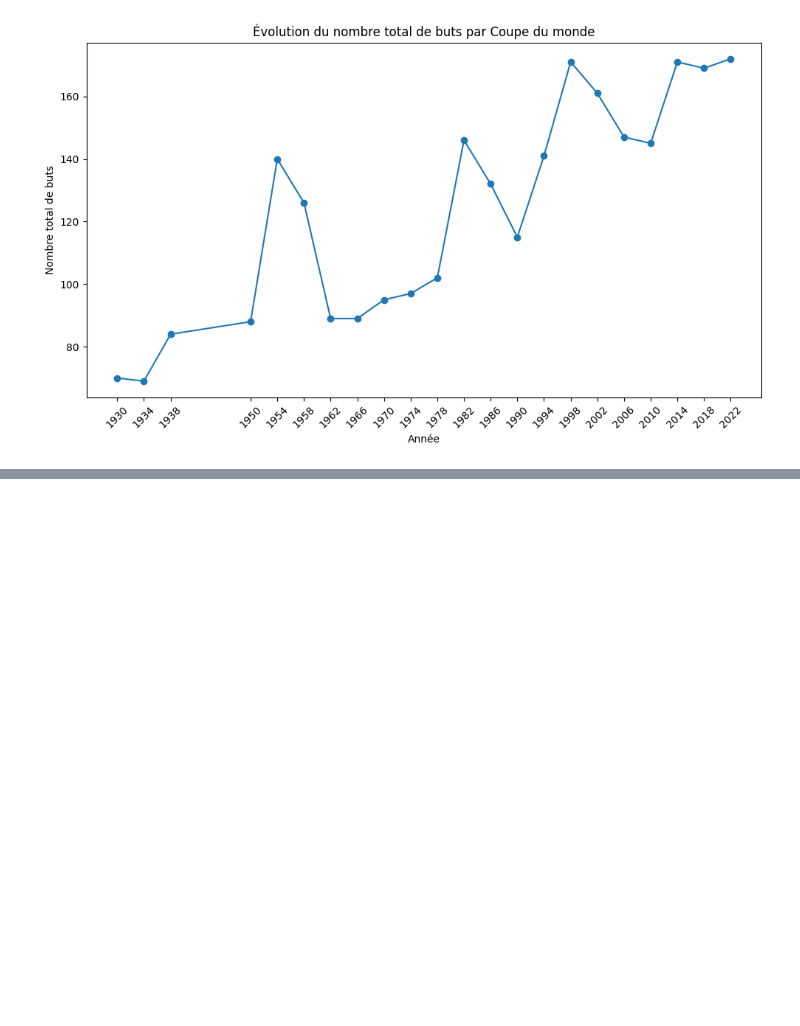
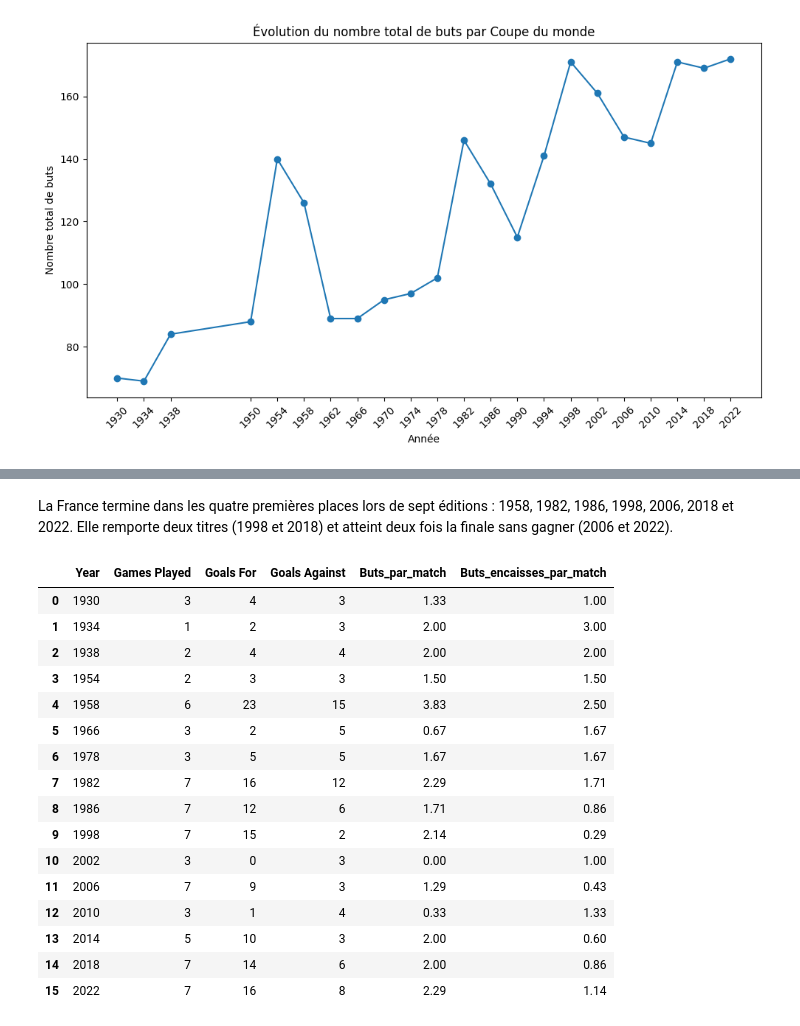
Before and after one commit to Chrilap95/Projet-fil-rouge, a Jupyter notebook: notebooks/03_analyse_fifa.ipynb, the cells around one changed output, grey strips where cells are left out. Cells and saved outputs as stored; diff of their text form; code cells hidden in the pictures; blank space fills up the shorter version.

```diff
--- a/notebooks/03_analyse_fifa.ipynb
+++ b/notebooks/03_analyse_fifa.ipynb
@@ -821,0 +754,37 @@ Required-by:
+# %% [markdown]
+La France termine dans les quatre premières places lors de sept éditions : 1958, 1982, 1986, 1998, 2006, 2018 et 2022. Elle remporte deux titres (1998 et 2018) et atteint deux fois la finale sans gagner (2006 et 2022).
+# %%
+requete_buts = """
+SELECT
+    Year,
+    "Games Played",
+    "Goals For",
+    "Goals Against",
+    ROUND(1.0 * "Goals For" / "Games Played", 2) AS Buts_par_match,
+    ROUND(1.0 * "Goals Against" / "Games Played", 2) AS Buts_encaisses_par_match
+FROM fifa
+WHERE Team_Harmonized = 'France'
+ORDER BY Year;
+"""
+
+df_buts_france = pd.read_sql_query(requete_buts, connexion)
+
+df_buts_france
+# %% [output]
+|  | Year | Games Played | Goals For | Goals Against | Buts_par_match | Buts_encaisses_par_match |
+| 0 | 1930 | 3 | 4 | 3 | 1.33 | 1.00 |
+| 1 | 1934 | 1 | 2 | 3 | 2.00 | 3.00 |
+| 2 | 1938 | 2 | 4 | 4 | 2.00 | 2.00 |
+| 3 | 1954 | 2 | 3 | 3 | 1.50 | 1.50 |
+| 4 | 1958 | 6 | 23 | 15 | 3.83 | 2.50 |
+| 5 | 1966 | 3 | 2 | 5 | 0.67 | 1.67 |
+| 6 | 1978 | 3 | 5 | 5 | 1.67 | 1.67 |
+| 7 | 1982 | 7 | 16 | 12 | 2.29 | 1.71 |
+| 8 | 1986 | 7 | 12 | 6 | 1.71 | 0.86 |
+| 9 | 1998 | 7 | 15 | 2 | 2.14 | 0.29 |
+| 10 | 2002 | 3 | 0 | 3 | 0.00 | 1.00 |
+| 11 | 2006 | 7 | 9 | 3 | 1.29 | 0.43 |
+| 12 | 2010 | 3 | 1 | 4 | 0.33 | 1.33 |
+| 13 | 2014 | 5 | 10 | 3 | 2.00 | 0.60 |
+| 14 | 2018 | 7 | 14 | 6 | 2.00 | 0.86 |
+| 15 | 2022 | 7 | 16 | 8 | 2.29 | 1.14 |
```
Also changed, not shown: parts of 20 cells of this notebook, 7 other files.
